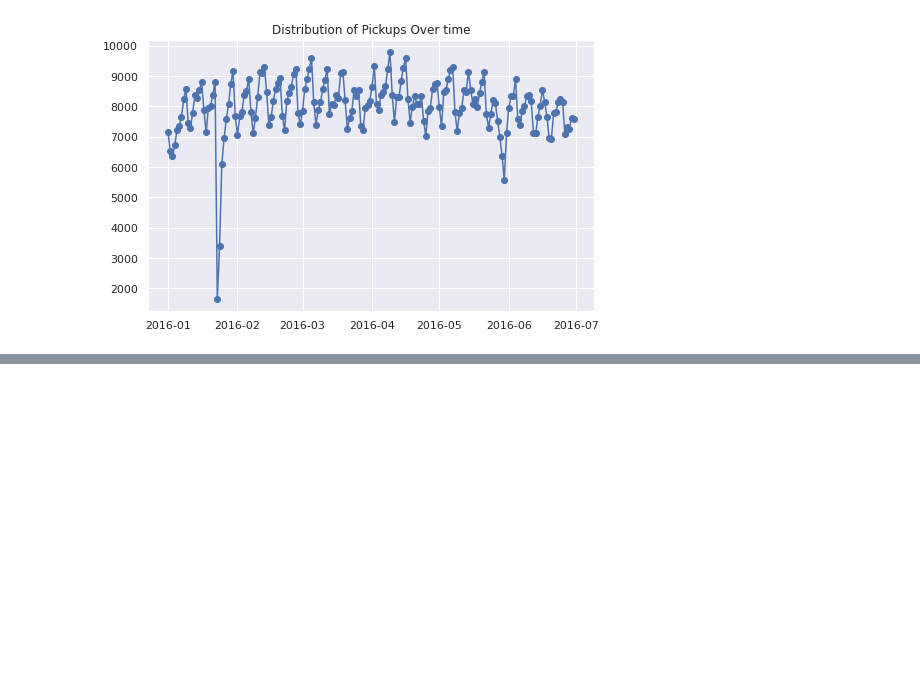
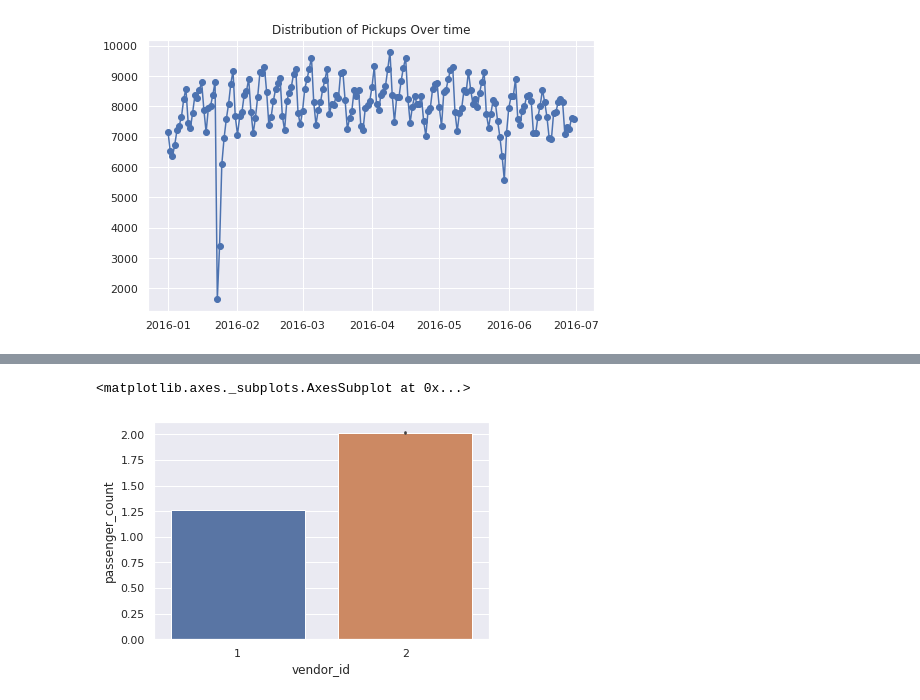
Before and after one commit to kamya11/NYC-Taxi-Trip-Time-Prediction, a Jupyter notebook: NYC_Taxi_Trip_Time_Prediction_Capstone_Project.ipynb, the cells around one changed output, grey strips where cells are left out. Cells and saved outputs as stored; diff of their text form; code cells hidden in the pictures; blank space fills up the shorter version.

```diff
--- a/NYC_Taxi_Trip_Time_Prediction_Capstone_Project.ipynb
+++ b/NYC_Taxi_Trip_Time_Prediction_Capstone_Project.ipynb
@@ -285,0 +364,5 @@ Text(0.5, 1.0, 'Distribution of Pickups Over time')
+# %%
+sns.barplot(y='passenger_count',x='vendor_id',data=data)
+# %% [output]
+<matplotlib.axes._subplots.AxesSubplot at 0x...>
+[figure, added]
```
Also changed, not shown: parts of 11 cells of this notebook.
